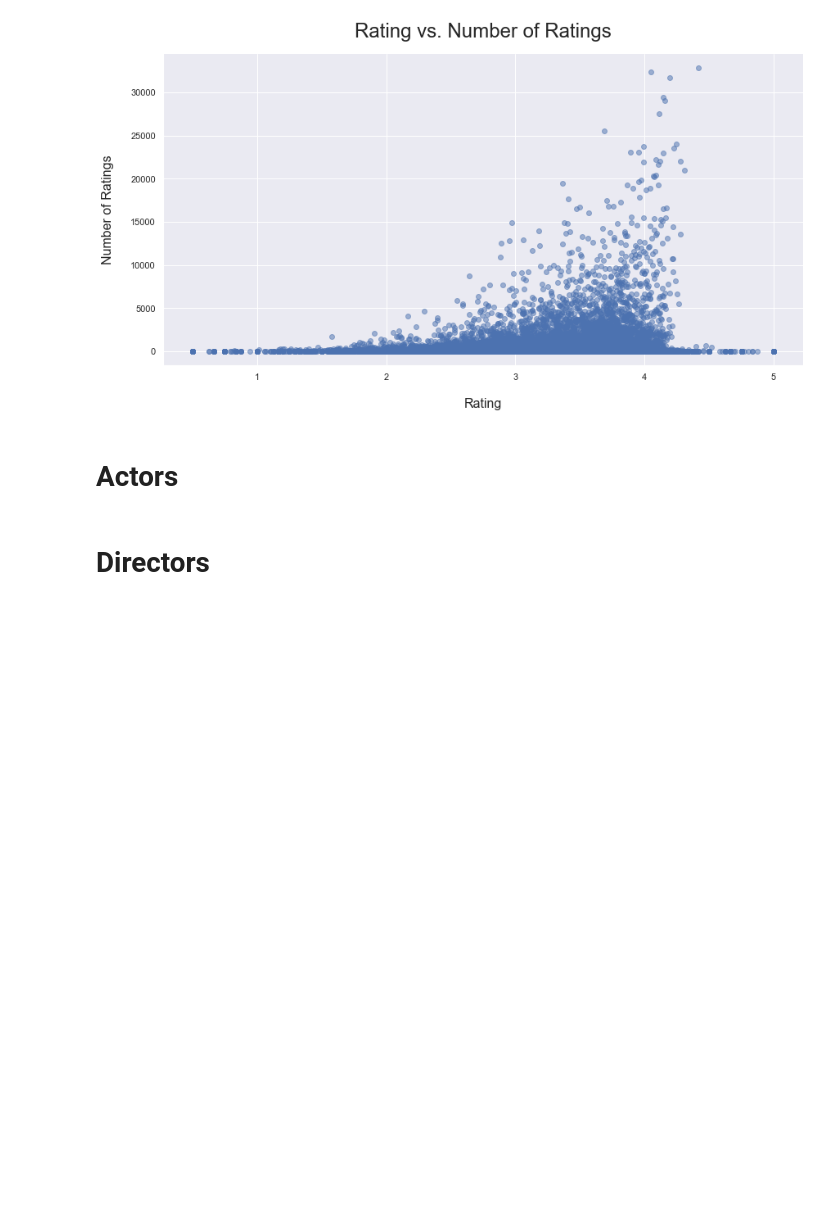
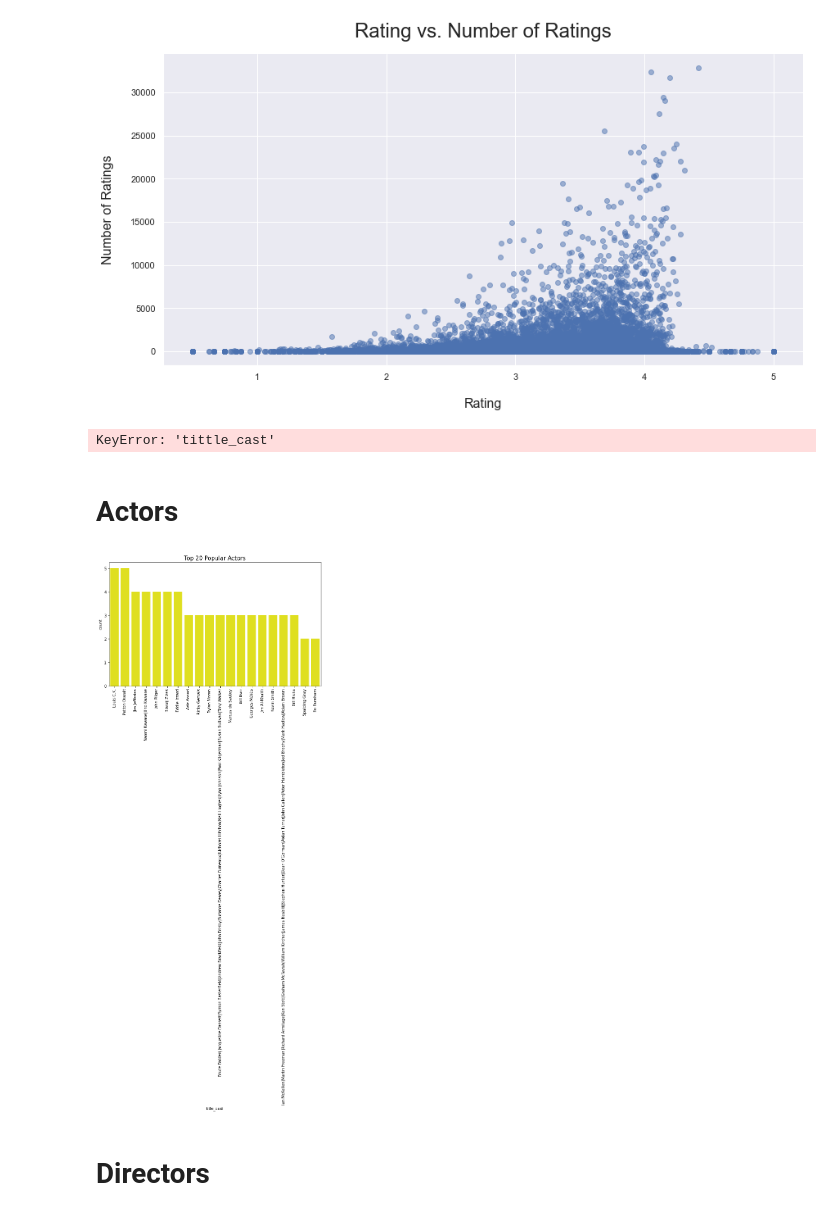
Before and after one commit to kmoketo-dev/Unsurpervised-Learning-Predict, a Jupyter notebook: unsupervised-movie-recommendation-zm6.ipynb, the cells around one changed output. Cells and saved outputs as stored; diff of their text form; code cells hidden in the pictures; blank space fills up the shorter version.

```diff
--- a/unsupervised-movie-recommendation-zm6.ipynb
+++ b/unsupervised-movie-recommendation-zm6.ipynb
@@ -555,8 +575,29 @@ plt.scatter(ratings_df['Mean_Rating'], ratings_df['Num_Ratings'], alpha=0.5)
 # %% [output]
 <matplotlib.collections.PathCollection at 0x...>
 [figure]
+# %%
+all_words = ' '.join([text for text in df_imdb['tittle_cast']])
+from wordcloud import WordCloud
+wordcloud = WordCloud(width=800, height=500, random_state=21, max_font_size=110).generate(all_words)
+
+plt.figure(figsize=(10, 7))
+plt.imshow(wordcloud, interpolation="bilinear")
+plt.axis('off')
+plt.show()
+# %% [output]
+KeyError: 'tittle_cast'
 # %% [markdown]
 # Actors
+# %%
+#Plotting popular cast using a count-plot
+plt.figure(figsize = (10,6))
+title_cast=df_imdb['title_cast'].explode()
+ax=sns.countplot(x=title_cast, order = title_cast.value_counts().index[:20],color='yellow')
+ax.set_title('Top 20 Popular Actors',fontsize=15)
+plt.xticks(rotation=90)
+plt.show()
+# %% [output]
+[figure, added]
 # %% [markdown]
 # Directors
 # %%
```
Also changed, not shown: parts of 12 cells of this notebook.
